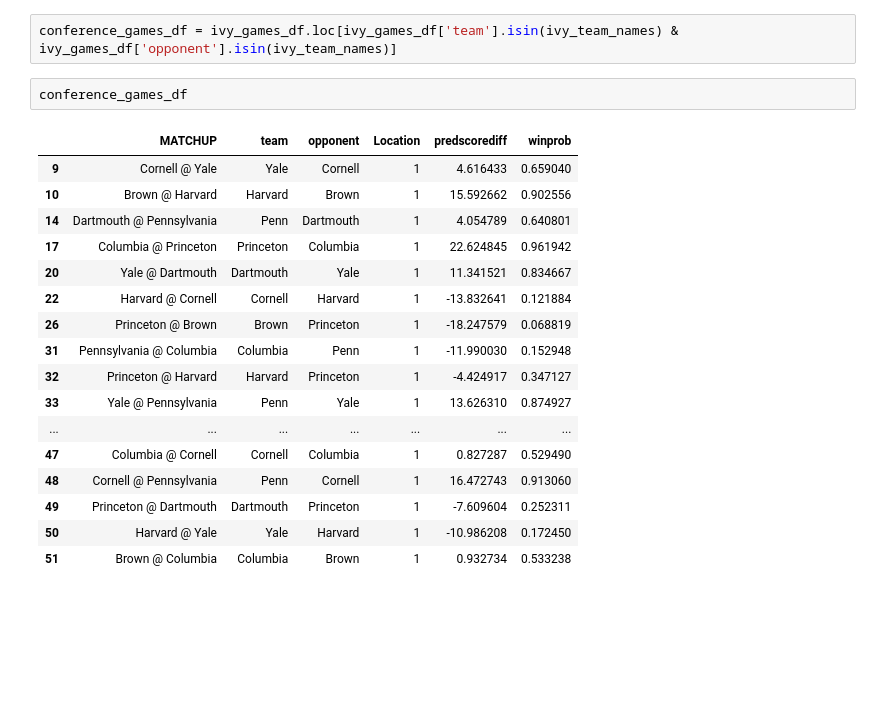
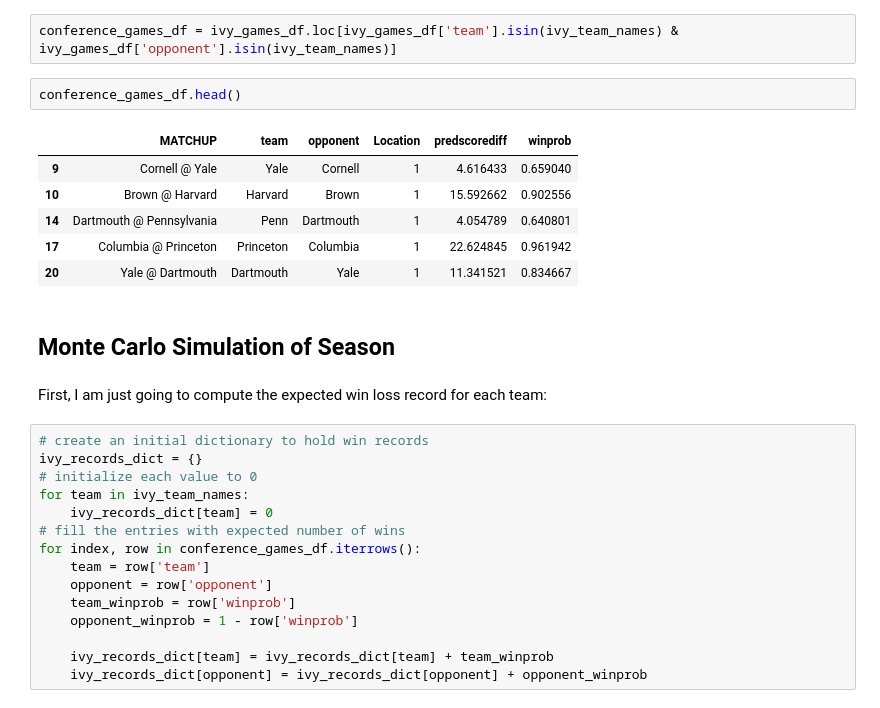
Before and after one commit to mc-robinson/YUSAG_football_model, a Jupyter notebook: YUSAG_FCS_football_linear_model.ipynb, the cells around one changed output. Drawn from its saved outputs; the diff is of its cells as text; blank space fills up the shorter version.

Commit message:
added monte carlo simulation of season

```diff
--- a/YUSAG_FCS_football_linear_model.ipynb
+++ b/YUSAG_FCS_football_linear_model.ipynb
@@ -590,22 +590,30 @@ ivy_games_df.head()
 # %%
 conference_games_df = ivy_games_df.loc[ivy_games_df['team'].isin(ivy_team_names) & ivy_games_df['opponent'].isin(ivy_team_names)]
 # %%
-conference_games_df
+conference_games_df.head()
 # %% [output]
 |  | MATCHUP | team | opponent | Location | predscorediff | winprob |
 | 9 | Cornell @ Yale | Yale | Cornell | 1 | 4.616433 | 0.659040 |
 | 10 | Brown @ Harvard | Harvard | Brown | 1 | 15.592662 | 0.902556 |
 | 14 | Dartmouth @ Pennsylvania | Penn | Dartmouth | 1 | 4.054789 | 0.640801 |
 | 17 | Columbia @ Princeton | Princeton | Columbia | 1 | 22.624845 | 0.961942 |
 | 20 | Yale @ Dartmouth | Dartmouth | Yale | 1 | 11.341521 | 0.834667 |
-| 22 | Harvard @ Cornell | Cornell | Harvard | 1 | -13.832641 | 0.121884 |
-| 26 | Princeton @ Brown | Brown | Princeton | 1 | -18.247579 | 0.068819 |
-| 31 | Pennsylvania @ Columbia | Columbia | Penn | 1 | -11.990030 | 0.152948 |
-| 32 | Princeton @ Harvard | Harvard | Princeton | 1 | -4.424917 | 0.347127 |
-| 33 | Yale @ Pennsylvania | Penn | Yale | 1 | 13.626310 | 0.874927 |
-| ... | ... | ... | ... | ... | ... | ... |
-| 47 | Columbia @ Cornell | Cornell | Columbia | 1 | 0.827287 | 0.529490 |
-| 48 | Cornell @ Pennsylvania | Penn | Cornell | 1 | 16.472743 | 0.913060 |
-| 49 | Princeton @ Dartmouth | Dartmouth | Princeton | 1 | -7.609604 | 0.252311 |
-| 50 | Harvard @ Yale | Yale | Harvard | 1 | -10.986208 | 0.172450 |
-| 51 | Brown @ Columbia | Columbia | Brown | 1 | 0.932734 | 0.533238 |
+# %% [markdown]
+## Monte Carlo Simulation of Season
+# %% [markdown]
+First, I am just going to compute the expected win loss record for each team:
+# %%
+# create an initial dictionary to hold win records
+ivy_records_dict = {}
+# initialize each value to 0
+for team in ivy_team_names:
+    ivy_records_dict[team] = 0
+# fill the entries with expected number of wins
+for index, row in conference_games_df.iterrows():
+    team = row['team']
+    opponent = row['opponent']
+    team_winprob = row['winprob']
+    opponent_winprob = 1 - row['winprob']
+
+    ivy_records_dict[team] = ivy_records_dict[team] + team_winprob
+    ivy_records_dict[opponent] = ivy_records_dict[opponent] + opponent_winprob
```
Also changed, not shown: parts of 7 cells of this notebook.
